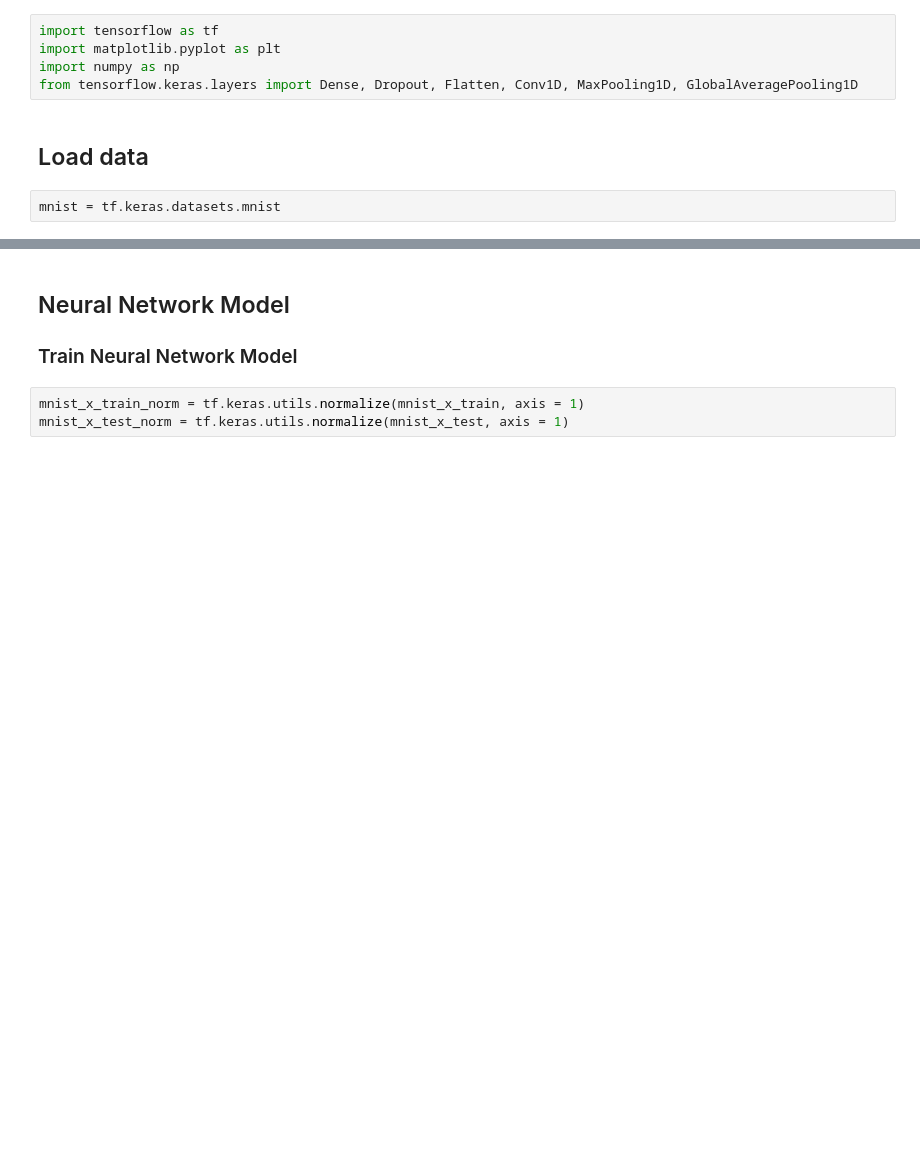
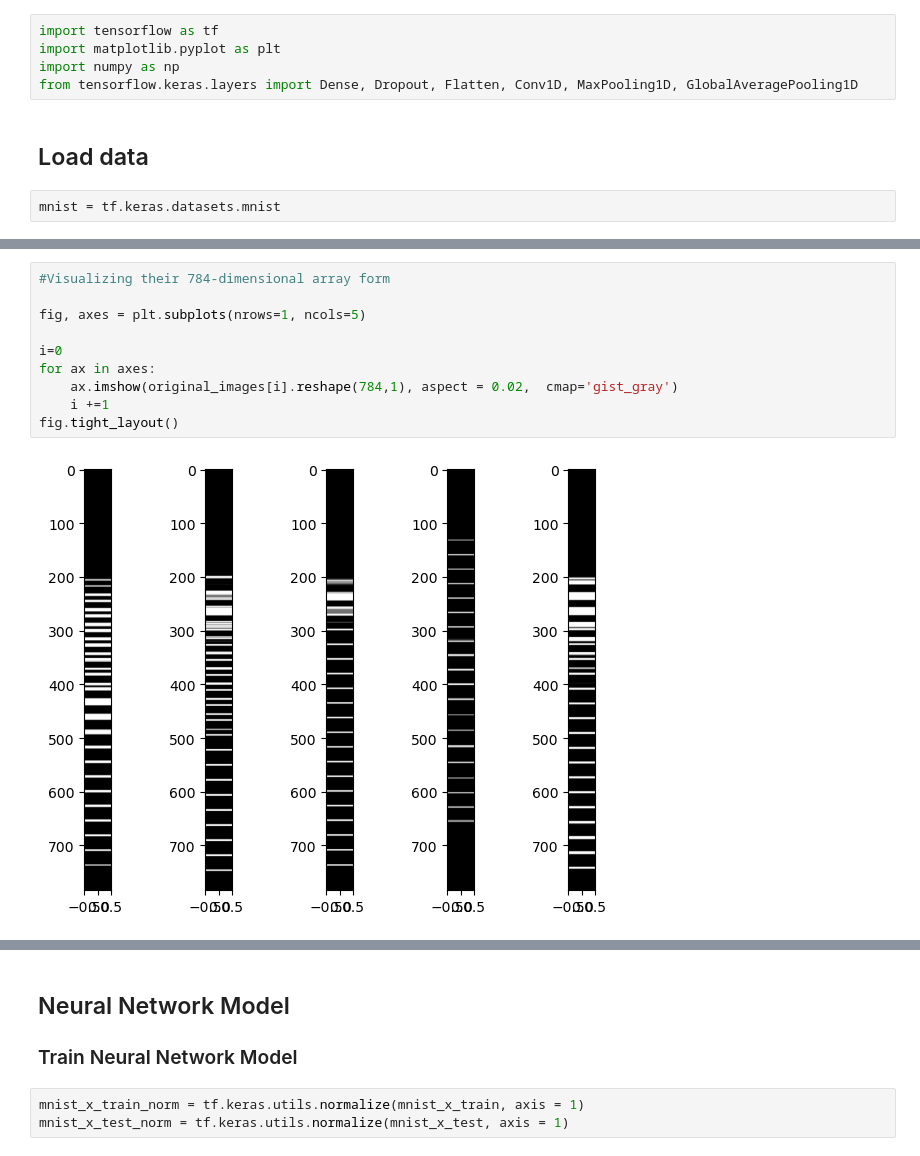
Before and after one commit to wangyouan/AIandFinance2025, a Jupyter notebook: example_notebook/lecture9_deep_learning/MNIST_handwritten.ipynb, the cells around one changed output, grey strips where cells are left out. Saved outputs shown, nothing was run; the diff lists cells and outputs as text; blank space fills up the shorter version.

```diff
--- a/example_notebook/lecture9_deep_learning/MNIST_handwritten.ipynb
+++ b/example_notebook/lecture9_deep_learning/MNIST_handwritten.ipynb
@@ -14,0 +32,12 @@ plt.imshow(mnist_x_train[0], cmap = plt.cm.binary)
+# %%
+#Visualizing their 784-dimensional array form
+
+fig, axes = plt.subplots(nrows=1, ncols=5)
+
+i=0
+for ax in axes:
+    ax.imshow(original_images[i].reshape(784,1), aspect = 0.02,  cmap='gist_gray')
+    i +=1
+fig.tight_layout()
+# %% [output]
+[figure, added]
```
Also changed, not shown: parts of 16 cells of this notebook.
